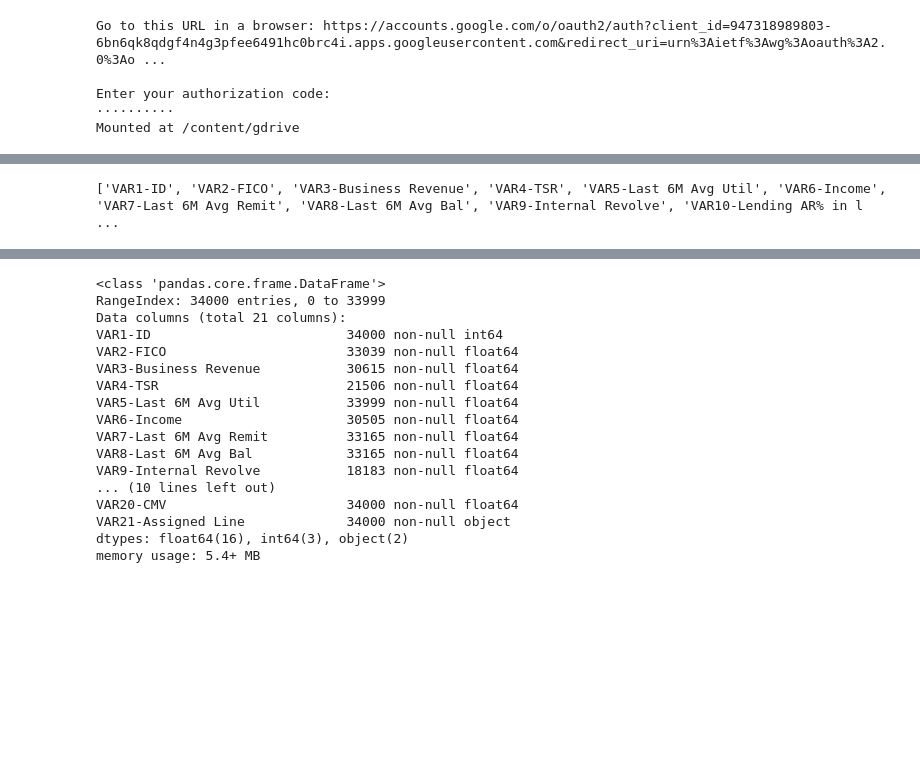
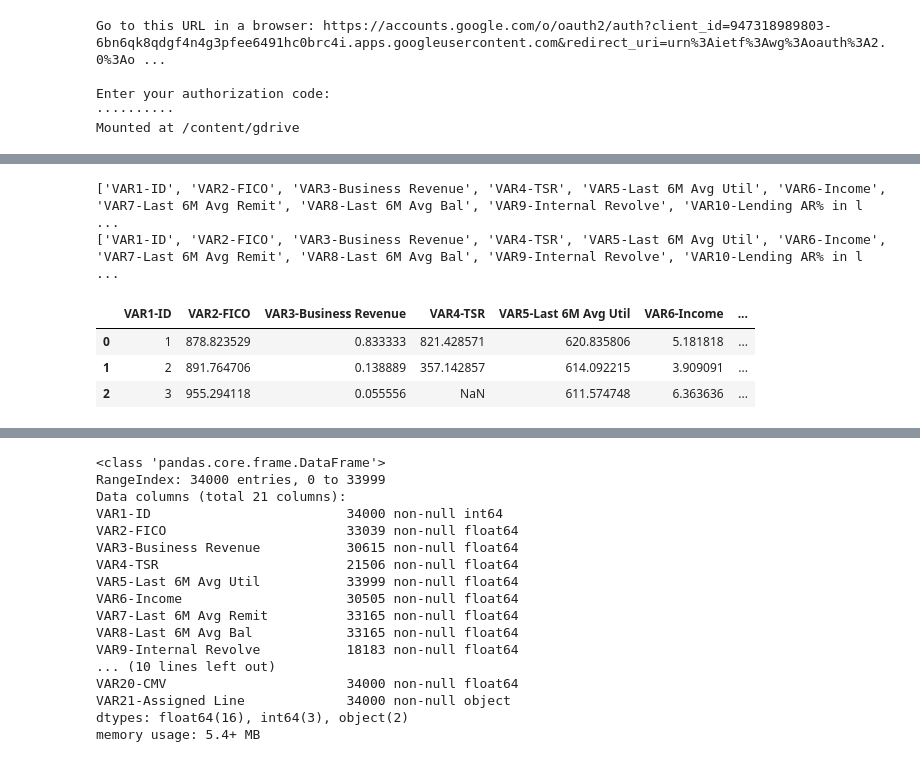
Before and after one commit to shreyabhandarii/Credit-Line-Classification, a Jupyter notebook: Amex.ipynb, the cells around one changed output, grey strips where cells are left out. Drawn from its saved outputs; the diff is of its cells as text; code cells hidden in the pictures; blank space fills up the shorter version.

```diff
--- a/Amex.ipynb
+++ b/Amex.ipynb
@@ -44,8 +24,20 @@ Name: names, dtype: object
 # names=list(id['Variable Name'])
 
 names=list(id['names'])[0:21]
+names1=list(id['names'])[0:20]
 print(names)
+print(names1)
 # %% [output]
 ['VAR1-ID', 'VAR2-FICO', 'VAR3-Business Revenue', 'VAR4-TSR', 'VAR5-Last 6M Avg Util', 'VAR6-Income', 'VAR7-Last 6M Avg Remit', 'VAR8-Last 6M Avg Bal', 'VAR9-Internal Revolve', 'VAR10-Lending AR% in l ...
+['VAR1-ID', 'VAR2-FICO', 'VAR3-Business Revenue', 'VAR4-TSR', 'VAR5-Last 6M Avg Util', 'VAR6-Income', 'VAR7-Last 6M Avg Remit', 'VAR8-Last 6M Avg Bal', 'VAR9-Internal Revolve', 'VAR10-Lending AR% in l ...
 # %%
 train=pd.read_csv('/content/gdrive/My Drive/data/Amex/development_dataset.csv', names=names, skiprows=1)
+# %%
+lead=pd.read_csv('/content/gdrive/My Drive/data/Amex/leaderboard_dataset.csv', names=names1, skiprows=1 )
+# %%
+lead.head(3)
+# %% [output]
+|  | VAR1-ID | VAR2-FICO | VAR3-Business Revenue | VAR4-TSR | VAR5-Last 6M Avg Util | VAR6-Income | ... |
+| 0 | 1 | 878.823529 | 0.833333 | 821.428571 | 620.835806 | 5.181818 | ... |
+| 1 | 2 | 891.764706 | 0.138889 | 357.142857 | 614.092215 | 3.909091 | ... |
+| 2 | 3 | 955.294118 | 0.055556 | NaN | 611.574748 | 6.363636 | ... |
```
Also changed, not shown: parts of 114 cells of this notebook.
